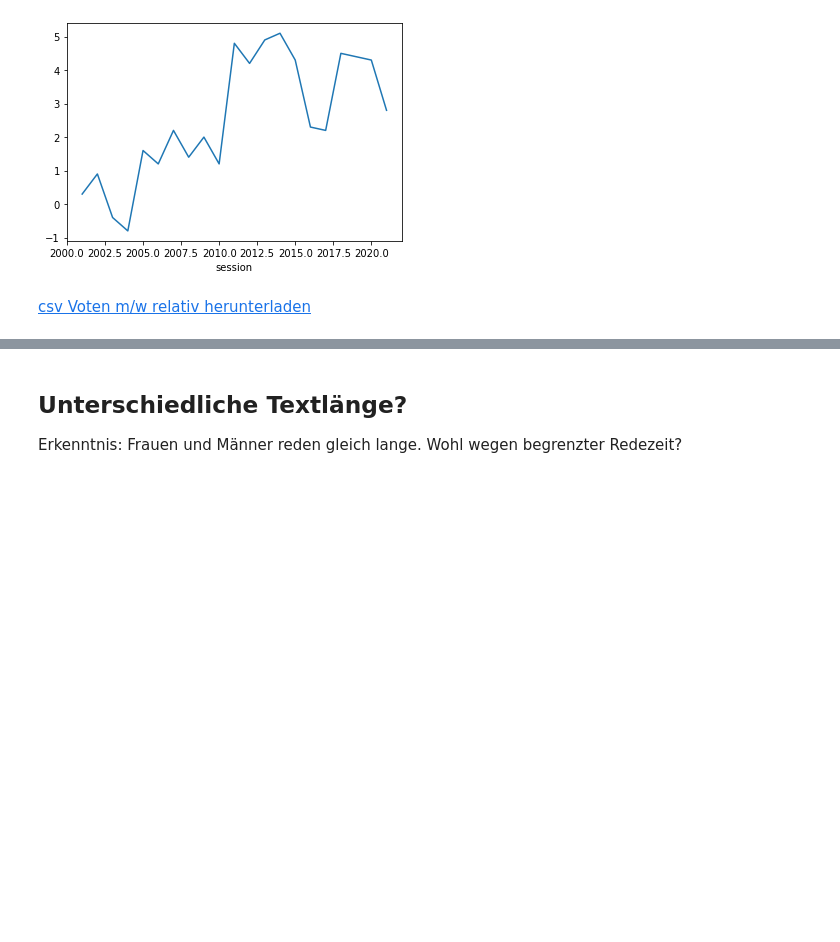
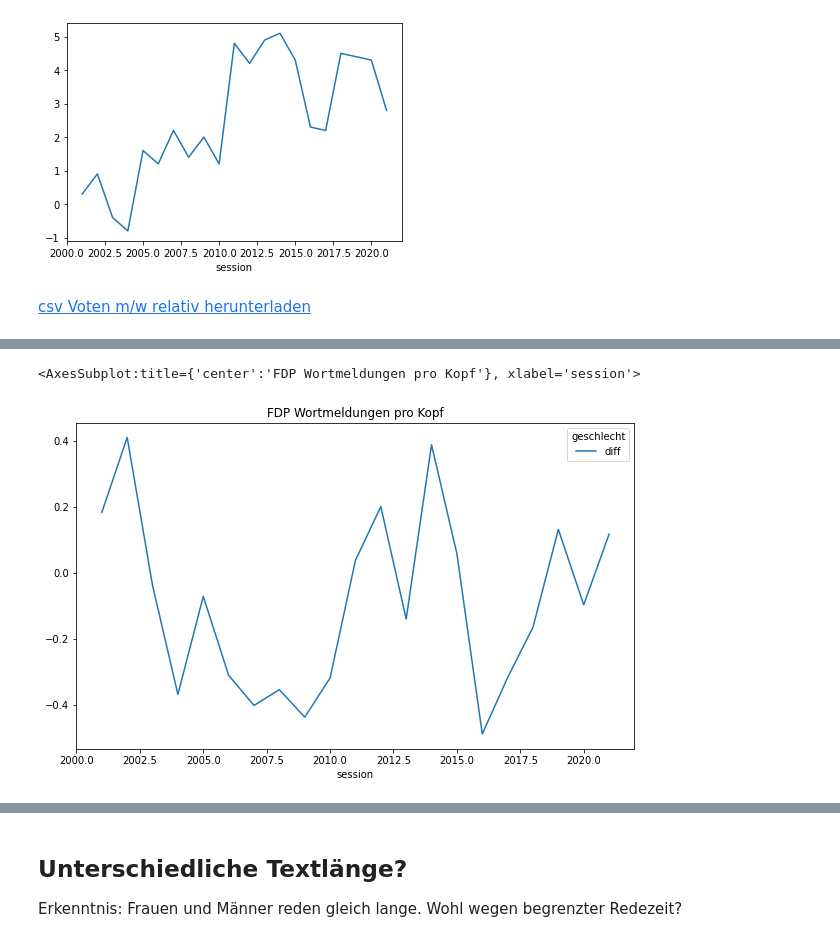
Before and after one commit to simonhuwiler/nzz_zh_kantonsrat, a Jupyter notebook: src/4_analyse_base.ipynb, the cells around one changed output, grey strips where cells are left out. Saved outputs shown, nothing was run; the diff lists cells and outputs as text; code cells hidden in the pictures; blank space fills up the shorter version.

```diff
--- a/src/4_analyse_base.ipynb
+++ b/src/4_analyse_base.ipynb
@@ -43,6 +43,25 @@ utils.kantonsrat_to_datetime(kantonsrat)
 print("Stand: %s" % df_votum_raw['sitzung_date'].max())
 # %% [output]
 Stand: 2022-03-28 00:00:00
+# %%
+# Calculate, how many m and w where in Kantonsrat at that time. Reference day: 1. 7. 20XX
+dtx = []
+for year in range(df_votum_raw['sitzung_date'].min().year, df_votum_raw['sitzung_date'].max().year + 1):
+
+    dt = datetime.datetime(year, 7, 1)
+    df = utils.kantonsrat_as_dataframe(kantonsrat, dt)
+    df['year'] = year
+    dtx.append(df)
+
+df = pd.concat(dtx)
+
+# Remove Präsidents
+df = df[df.funktion.isna()]
+
+df_ratsmitglieder_per_year_party = pd.pivot_table(df, index=['party', 'year'], columns='geschlecht', values='name', aggfunc='count').reset_index()
+df_ratsmitglieder_per_year_party = df_ratsmitglieder_per_year_party.fillna(0)
+
+df_ratsmitglieder_per_year = df_ratsmitglieder_per_year_party.groupby('year').sum().reset_index()
 # %% [markdown]
 ## Overview m/w in Parties as of today
 # %%
@@ -142,0 +157,36 @@ df_res['abweichung'].plot()
+# %%
+# Remove Presidents
+df = df_votum_raw[df_votum_raw.funktion.isna()].copy()
+
+df = pd.pivot_table(df, index=['partei', 'session'], columns='geschlecht', values='name', aggfunc='count').reset_index()
+df.rename(columns={'w': 'votum_w', 'm': 'votum_m'}, inplace=True)
+
+# Add Mitglieder Count
+df = df.merge(df_ratsmitglieder_per_year_party, how='left', left_on=['session', 'partei'], right_on=['year', 'party'])
+df.rename(columns={'w': 'count_w', 'm': 'count_m'}, inplace=True)
+
+# Sum
+df['votum_sum'] = df['votum_m'] + df['votum_w']
+df['count_sum'] = df['count_m'] + df['count_w']
+
+df = df.fillna(0)
+
+# Drop count_sum 0: It is possible, that there are male or female votes but no male or female councilor in the dataset. How? How many councilor they where in the councile
+# is determend at reference day. Its possible that was a shift in seats. Look at Andrea Widmer Graf. Her second period was from 11.2006 - 20.05.2007, she will not be counted as
+# a female member in year 2006 nor 2007
+df = df[df.count_sum > 0]
+
+# %
+df['m_capita'] = df['votum_m'] / df['count_m']
+df['w_capita'] = df['votum_w'] / df['count_w']
+df['diff'] = df['m_capita'] / df['w_capita'] - 1
+df = df.fillna(0)
+
+party = 'FDP'
+df2 = df[df.partei == party][['session', 'm_capita', 'w_capita', 'diff']]
+df2 = df[df.partei == party][['session', 'diff']]
+
+df2.plot(figsize = (10, 6), x='session', title='%s Wortmeldungen pro Kopf' % party)
+# %% [output]
+<AxesSubplot:title={'center':'FDP Wortmeldungen pro Kopf'}, xlabel='session'>
+[figure, added]
```
Also changed, not shown: parts of 17 cells of this notebook, 9 other files.
